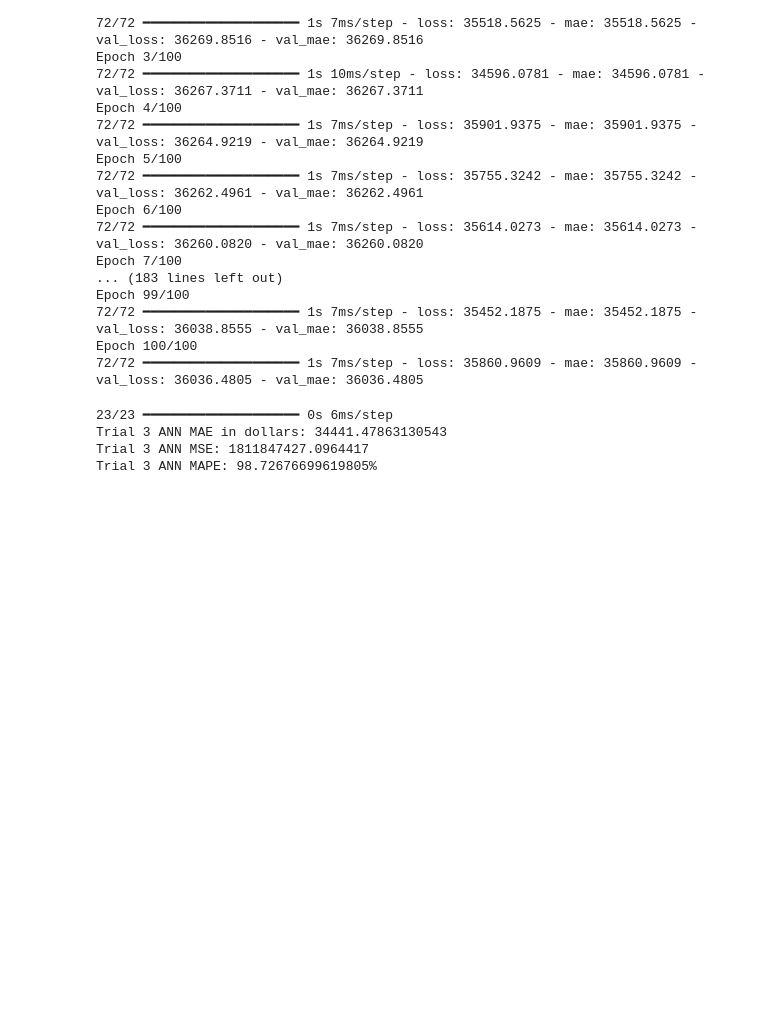
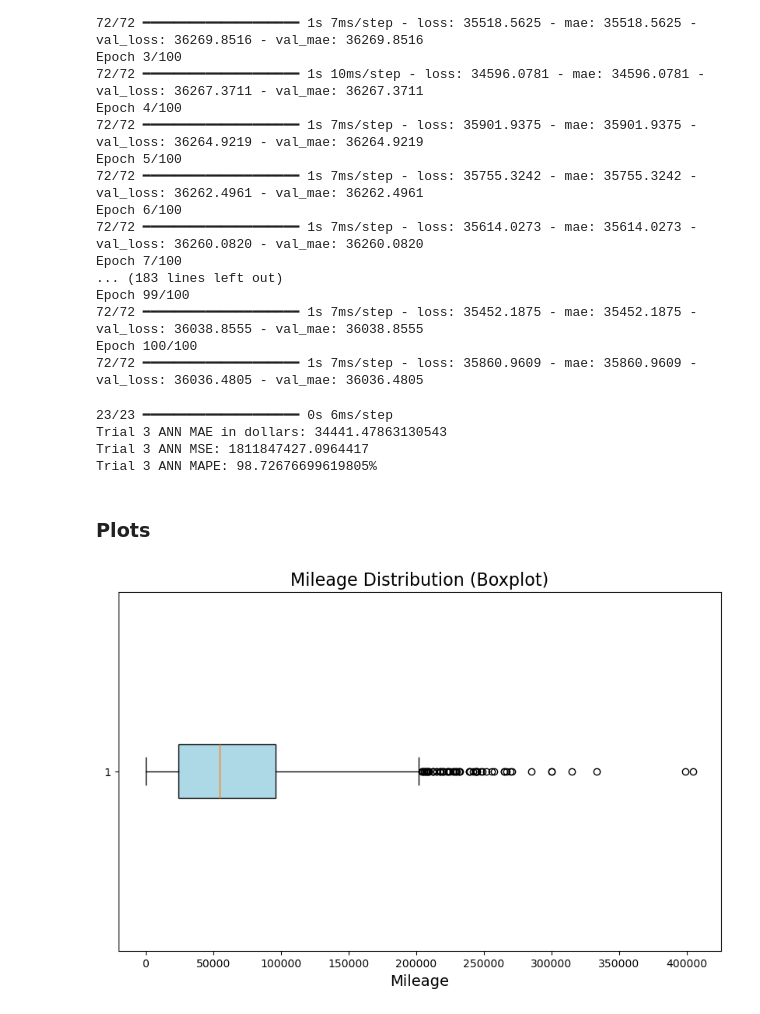
Before and after one commit to jiwenofu/Neural-Network-Project, a Jupyter notebook: ANN_Project.ipynb, the cells around one changed output. Cells and saved outputs as stored; diff of their text form; code cells hidden in the pictures; blank space fills up the shorter version.

Commit message:
Plots

```diff
--- a/ANN_Project.ipynb
+++ b/ANN_Project.ipynb
@@ -314,6 +316,8 @@ print("Exactly 1 missing:", (missing_count == 1).sum())
 print("Exactly 2 missing:", (missing_count == 2).sum())
 print("All 3 missing:", (missing_count == 3).sum())
 
+used_cars_final = used_cars.copy()
+
 used_cars.head(10)
 # %% [output]
 Missing values:
@@ -619,3 +614,16 @@ print(f"Trial 3 ANN MAPE: {mape}%")
 Trial 3 ANN MAE in dollars: 34441.47863130543
 Trial 3 ANN MSE: 1811847427.0964417
 Trial 3 ANN MAPE: 98.72676699619805%
+# %% [markdown]
+### Plots
+# %%
+import matplotlib.pyplot as plt
+
+# Create a boxplot for mileage
+plt.figure(figsize=(10, 6))
+plt.boxplot(used_cars_final['milage'], vert=False, patch_artist=True, boxprops=dict(facecolor='lightblue'))
+plt.title('Mileage Distribution (Boxplot)', fontsize=16)
+plt.xlabel('Mileage', fontsize=14)
+plt.show()
+# %% [output]
+[figure, added]
```
Also changed, not shown: parts of 5 cells of this notebook.
